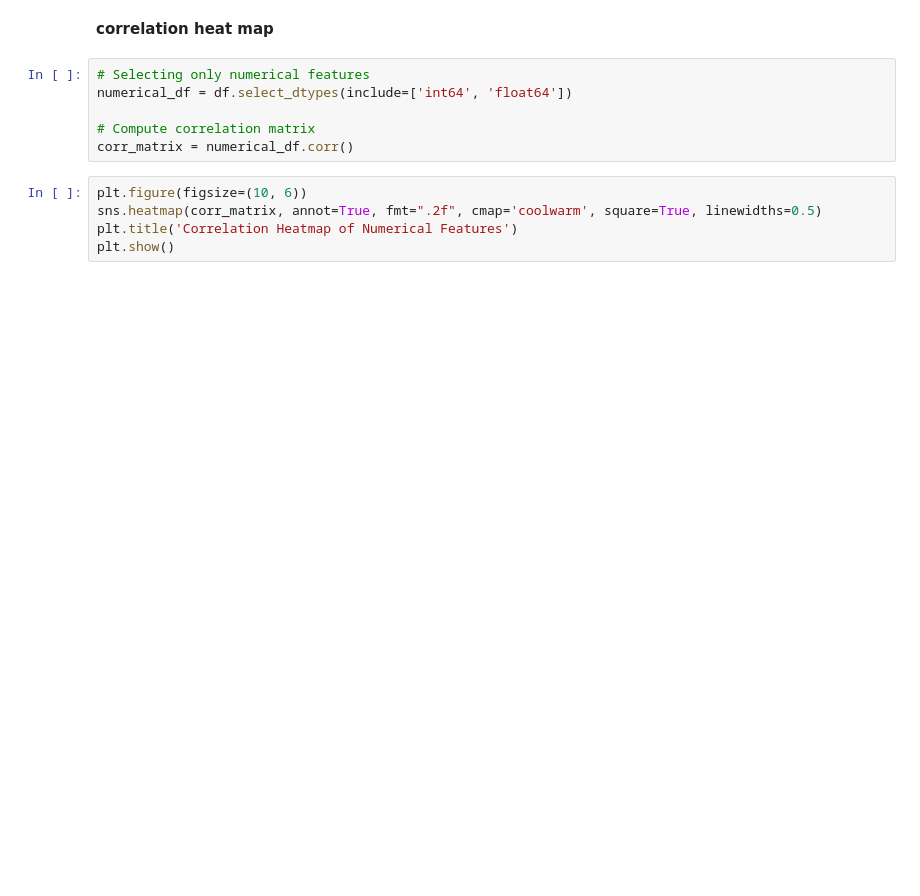
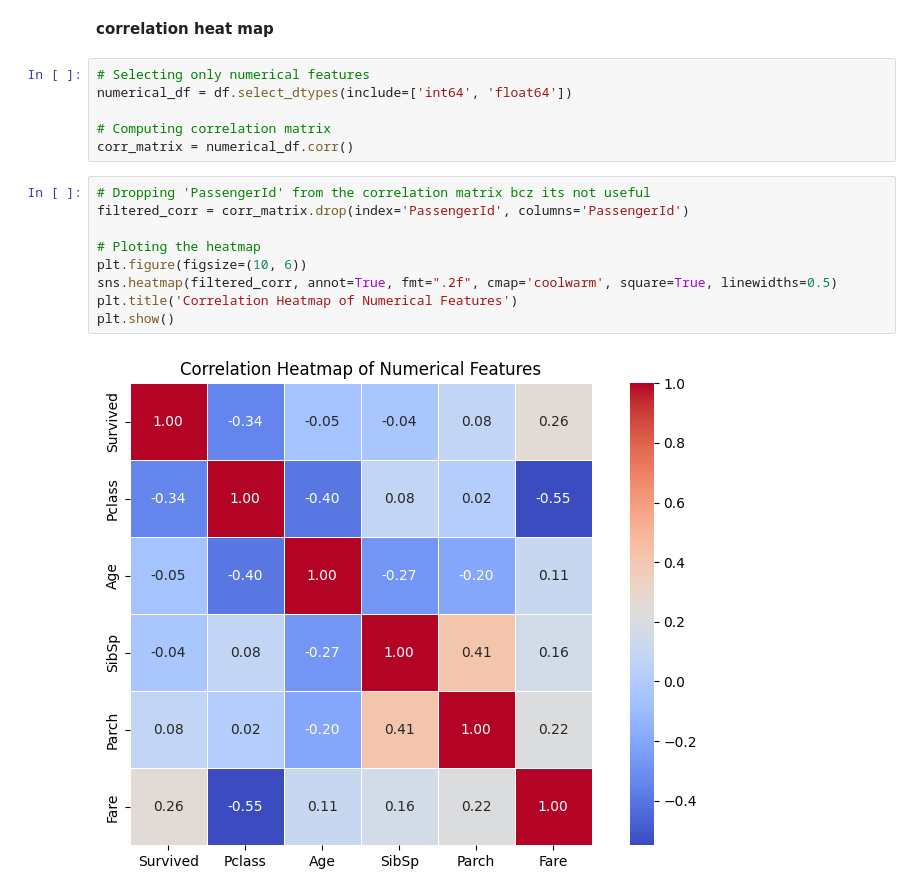
Before and after one commit to junaid1729/Ezitech_internship, a Jupyter notebook: Task01/titanic.ipynb, the cells around one changed output. Drawn from its saved outputs; the diff is of its cells as text; blank space fills up the shorter version.

```diff
--- a/Task01/titanic.ipynb
+++ b/Task01/titanic.ipynb
@@ -232,10 +386,16 @@ for col in numerical_cols:
 # Selecting only numerical features
 numerical_df = df.select_dtypes(include=['int64', 'float64'])
 
-# Compute correlation matrix
+# Computing correlation matrix
 corr_matrix = numerical_df.corr()
 # %%
+# Dropping 'PassengerId' from the correlation matrix bcz its not useful
+filtered_corr = corr_matrix.drop(index='PassengerId', columns='PassengerId')
+
+# Ploting the heatmap
 plt.figure(figsize=(10, 6))
-sns.heatmap(corr_matrix, annot=True, fmt=".2f", cmap='coolwarm', square=True, linewidths=0.5)
+sns.heatmap(filtered_corr, annot=True, fmt=".2f", cmap='coolwarm', square=True, linewidths=0.5)
 plt.title('Correlation Heatmap of Numerical Features')
 plt.show()
+# %% [output]
+[figure, added]
```
Also changed, not shown: parts of 40 cells of this notebook.
